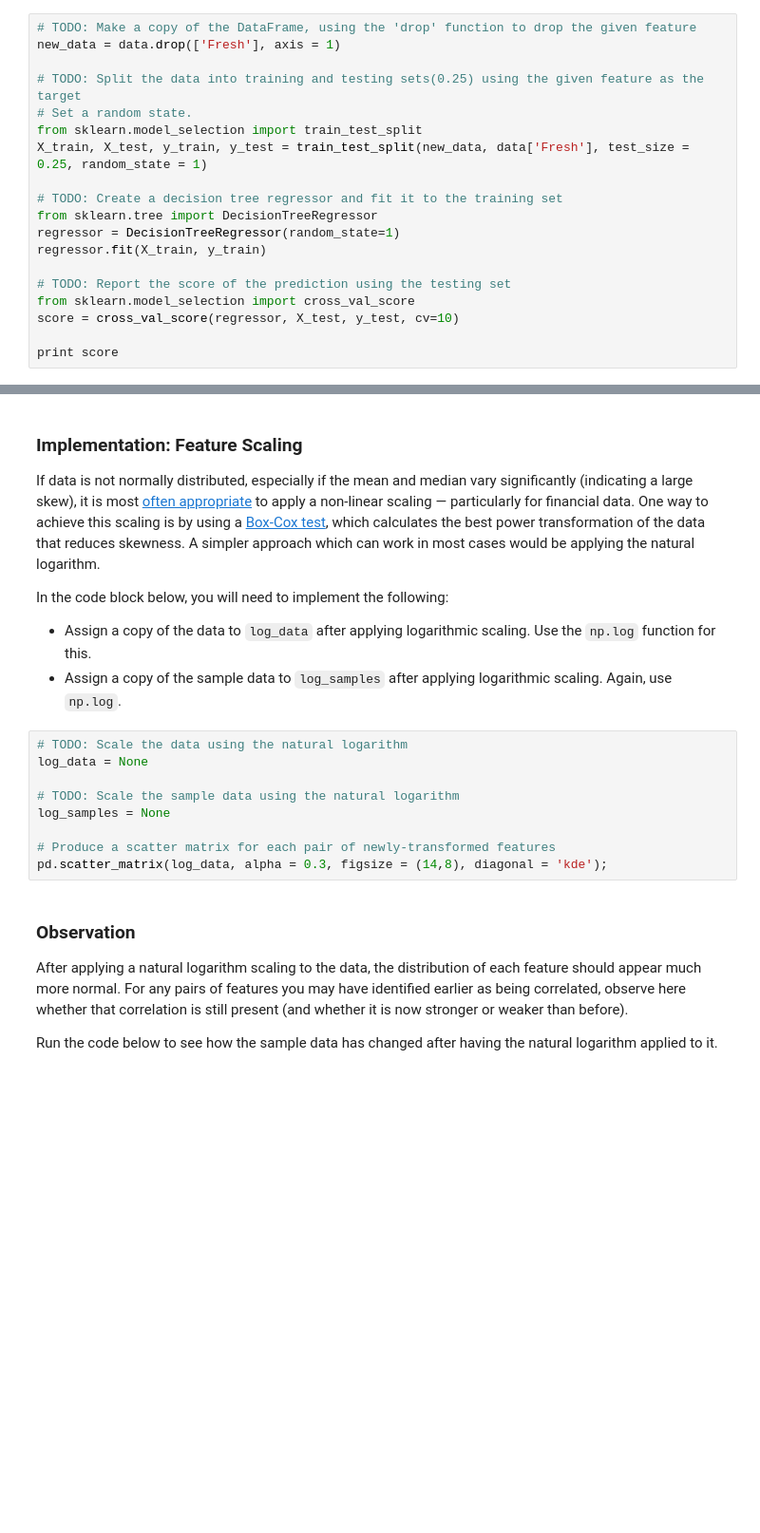
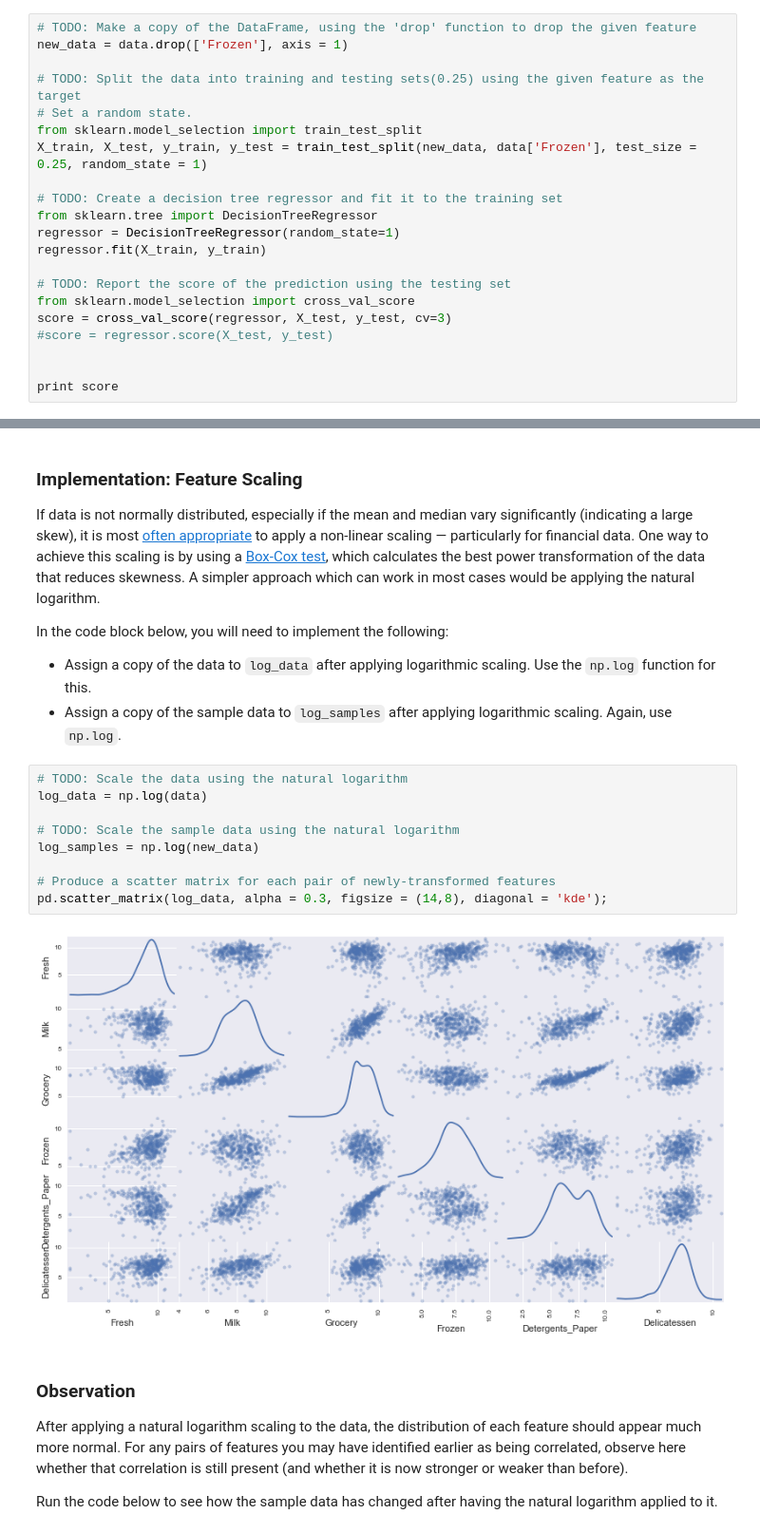
Before and after one commit to clockworks/machine-learning-nd, a Jupyter notebook: projects/customer_segments/customer_segments.ipynb, the cells around one changed output, grey strips where cells are left out. Shown at 95% size. Cells and saved outputs as stored; diff of their text form; blank space fills up the shorter version.

```diff
--- a/projects/customer_segments/customer_segments.ipynb
+++ b/projects/customer_segments/customer_segments.ipynb
@@ -109,12 +109,12 @@ In the code block below, you will need to implement the following:
  - Report the prediction score of the testing set using the regressor's `score` function.
 # %%
 # TODO: Make a copy of the DataFrame, using the 'drop' function to drop the given feature
-new_data = data.drop(['Fresh'], axis = 1)
+new_data = data.drop(['Frozen'], axis = 1)
 
 # TODO: Split the data into training and testing sets(0.25) using the given feature as the target
 # Set a random state.
 from sklearn.model_selection import train_test_split
-X_train, X_test, y_train, y_test = train_test_split(new_data, data['Fresh'], test_size = 0.25, random_state = 1)
+X_train, X_test, y_train, y_test = train_test_split(new_data, data['Frozen'], test_size = 0.25, random_state = 1)
 
 # TODO: Create a decision tree regressor and fit it to the training set
 from sklearn.tree import DecisionTreeRegressor
@@ -123,7 +123,9 @@ regressor.fit(X_train, y_train)
 
 # TODO: Report the score of the prediction using the testing set
 from sklearn.model_selection import cross_val_score
-score = cross_val_score(regressor, X_test, y_test, cv=10)
+score = cross_val_score(regressor, X_test, y_test, cv=3)
+#score = regressor.score(X_test, y_test)
+
 
 print score
 # %% [output]
@@ -167,13 +200,15 @@ In the code block below, you will need to implement the following:
  - Assign a copy of the sample data to `log_samples` after applying logarithmic scaling. Again, use `np.log`.
 # %%
 # TODO: Scale the data using the natural logarithm
-log_data = None
+log_data = np.log(data)
 
 # TODO: Scale the sample data using the natural logarithm
-log_samples = None
+log_samples = np.log(new_data)
 
 # Produce a scatter matrix for each pair of newly-transformed features
 pd.scatter_matrix(log_data, alpha = 0.3, figsize = (14,8), diagonal = 'kde');
+# %% [output]
+[figure, added]
 # %% [markdown]
 ### Observation
 After applying a natural logarithm scaling to the data, the distribution of each feature should appear much more normal. For any pairs of features you may have identified earlier as being correlated, observe here whether that correlation is still present (and whether it is now stronger or weaker than before).
```
Also changed, not shown: parts of 21 cells of this notebook.
